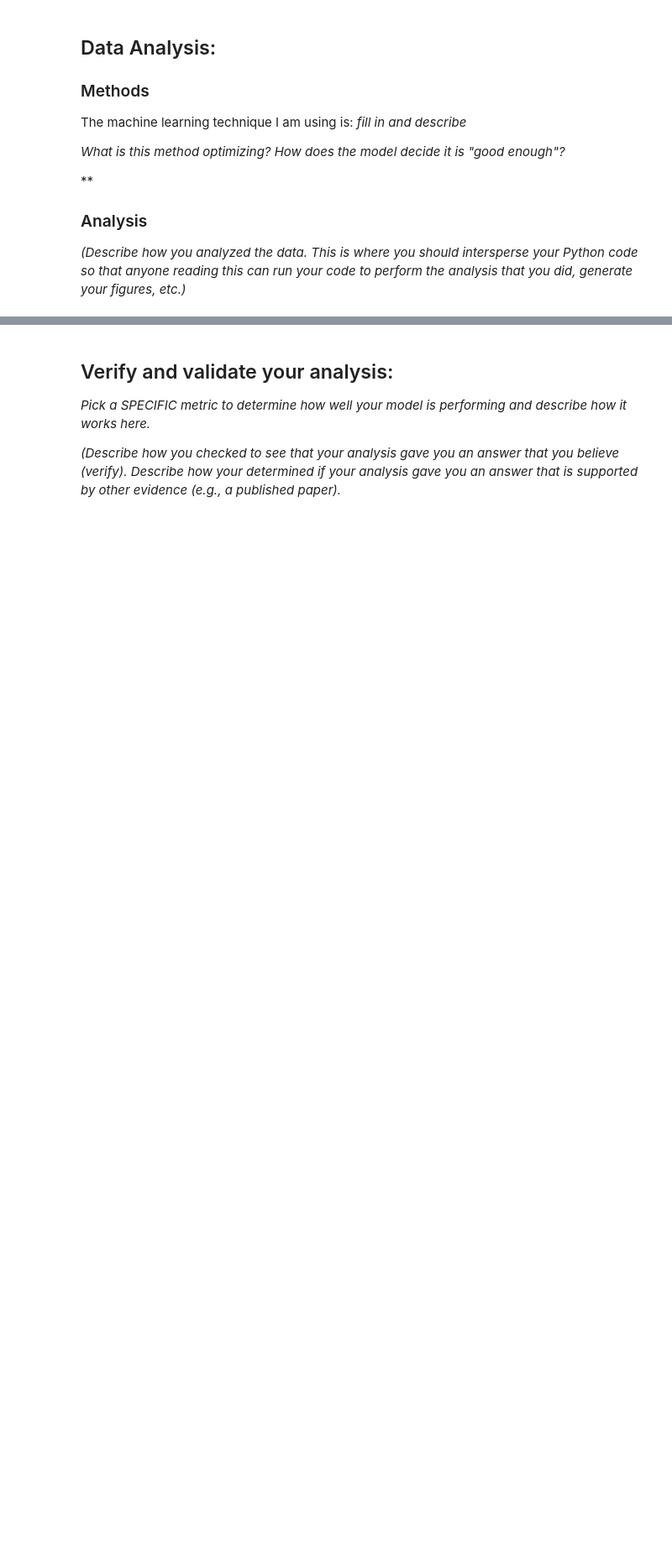
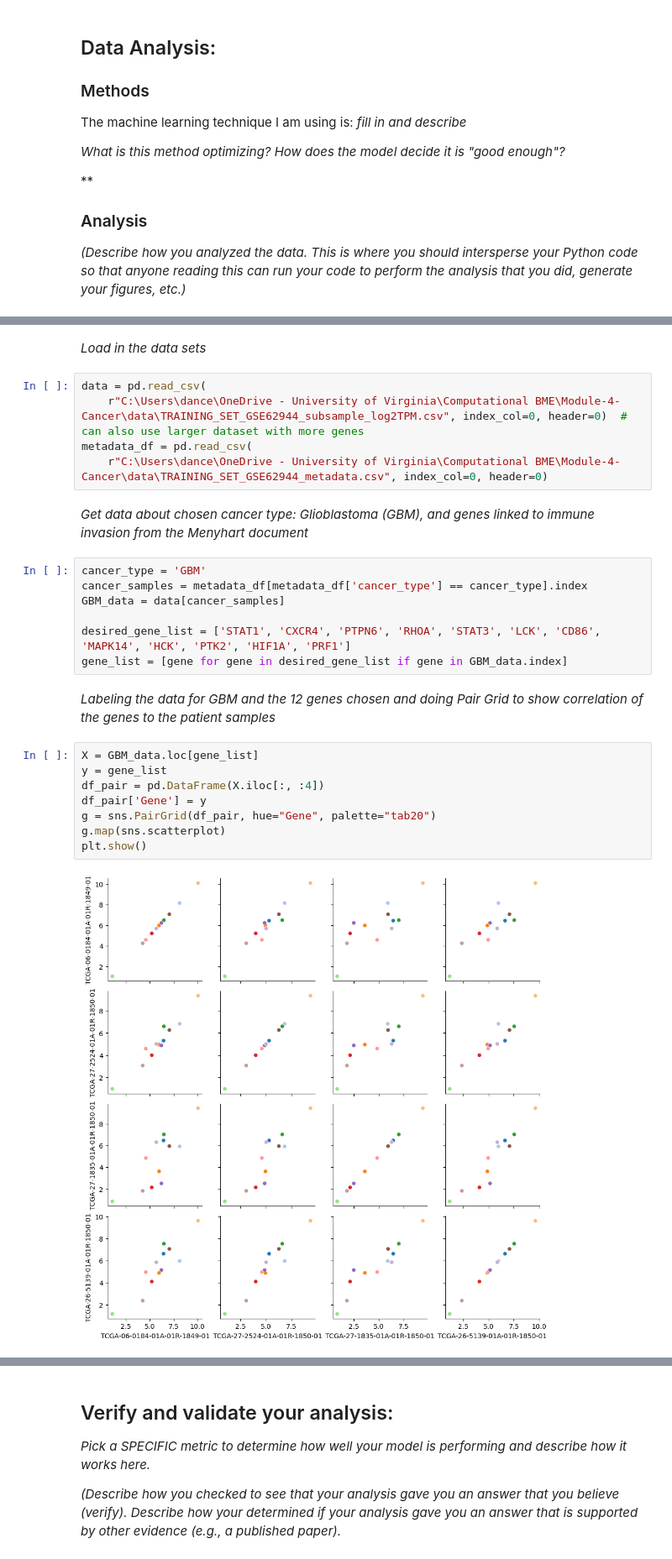
Before and after one commit to smgroves/Module-4-Cancer, a Jupyter notebook: Module 4 Template-2.ipynb, the cells around one changed output, grey strips where cells are left out. Shown at 84% size. Drawn from its saved outputs; the diff is of its cells as text; blank space fills up the shorter version.

```diff
--- a/Module 4 Template-2.ipynb
+++ b/Module 4 Template-2.ipynb
@@ -73,0 +89,28 @@ The machine learning technique I am using is: *fill in and describe*
+# %% [markdown]
+*Load in the data sets*
+# %%
+data = pd.read_csv(
+    r"C:\Users\dance\OneDrive - University of Virginia\Computational BME\Module-4-Cancer\data\TRAINING_SET_GSE62944_subsample_log2TPM.csv", index_col=0, header=0)  # can also use larger dataset with more genes
+metadata_df = pd.read_csv(
+    r"C:\Users\dance\OneDrive - University of Virginia\Computational BME\Module-4-Cancer\data\TRAINING_SET_GSE62944_metadata.csv", index_col=0, header=0)
+# %% [markdown]
+*Get data about chosen cancer type: Glioblastoma (GBM), and genes linked to immune invasion from the Menyhart document*
+# %%
+cancer_type = 'GBM'
+cancer_samples = metadata_df[metadata_df['cancer_type'] == cancer_type].index
+GBM_data = data[cancer_samples]
+
+desired_gene_list = ['STAT1', 'CXCR4', 'PTPN6', 'RHOA', 'STAT3', 'LCK', 'CD86', 'MAPK14', 'HCK', 'PTK2', 'HIF1A', 'PRF1']
+gene_list = [gene for gene in desired_gene_list if gene in GBM_data.index]
+# %% [markdown]
+*Labeling the data for GBM and the 12 genes chosen and doing Pair Grid to show correlation of the genes to the patient samples*
+# %%
+X = GBM_data.loc[gene_list]
+y = gene_list
+df_pair = pd.DataFrame(X.iloc[:, :4])
+df_pair['Gene'] = y
+g = sns.PairGrid(df_pair, hue="Gene", palette="tab20")
+g.map(sns.scatterplot)
+plt.show()
+# %% [output]
+[figure, added]
```
Also changed, not shown: parts of 13 cells of this notebook, 1 other file.
